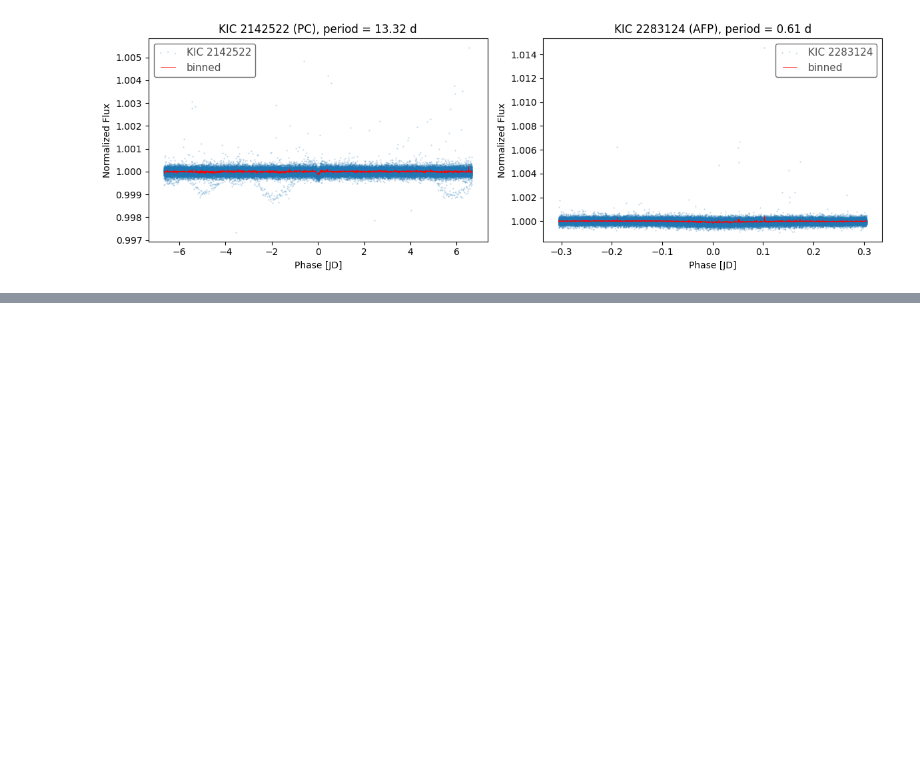
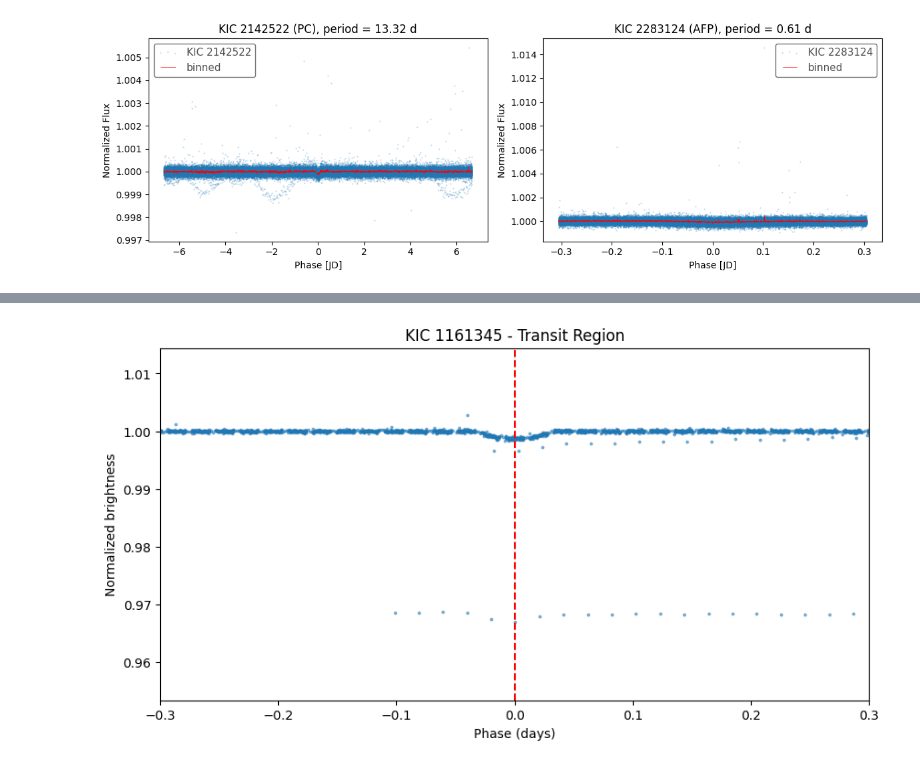
Before and after one commit to zianam/exoplanet-classifier-cnn, a Jupyter notebook: notebook/03_one_star_walkthrough.ipynb, the cells around one changed output, grey strips where cells are left out. Drawn from its saved outputs; the diff is of its cells as text; code cells hidden in the pictures; blank space fills up the shorter version.

```diff
--- a/notebook/03_one_star_walkthrough.ipynb
+++ b/notebook/03_one_star_walkthrough.ipynb
@@ -57,0 +112,19 @@ plt.show()
+# %%
+plt.figure(figsize=(10, 5))
+
+plt.scatter(
+    folded.time.value,
+    folded.flux.value,
+    s=3,
+    alpha=0.5
+)
+
+plt.xlim(-0.3, 0.3)
+plt.axvline(0, color="red", linestyle="--")
+
+plt.xlabel("Phase (days)")
+plt.ylabel("Normalized brightness")
+plt.title("KIC 1161345 - Transit Region")
+plt.show()
+# %% [output]
+[figure, added]
```
Also changed, not shown: parts of 4 cells of this notebook, 2 other files.
